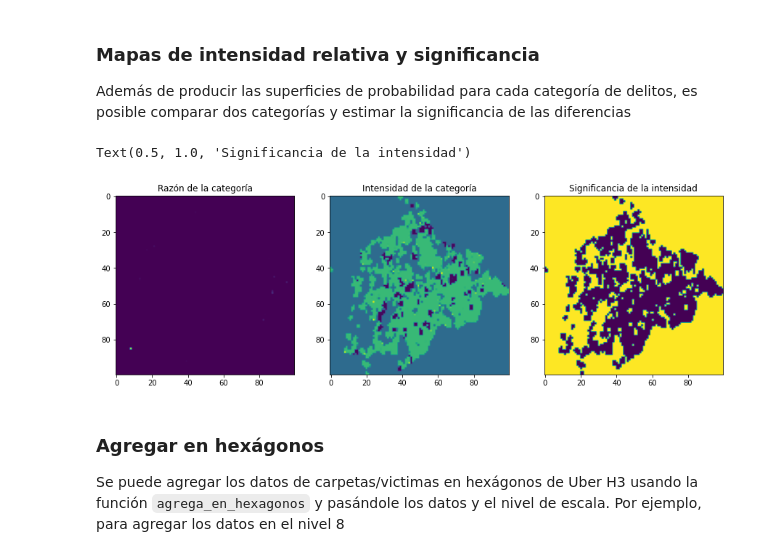
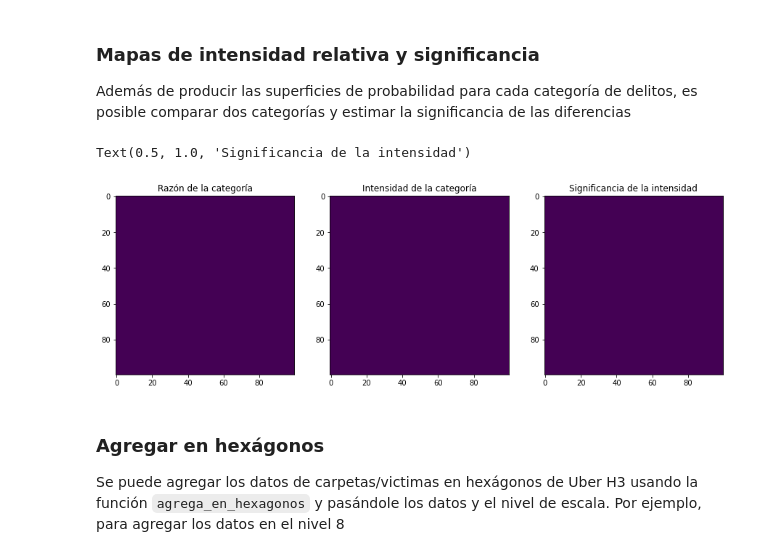
Before and after one commit to CentroGeo/criminologia_cdmx, a Jupyter notebook: index.ipynb, the cells around one changed output. Cells and saved outputs as stored; diff of their text form; code cells hidden in the pictures.

```diff
--- a/index.ipynb
+++ b/index.ipynb
@@ -274,22 +274,23 @@ Además de producir las superficies de probabilidad para cada categoría de deli
 # %%
 carpetas_todas = get_carpetas_desde_archivo('datos/descargas/carpetas_fiscalia.csv')
 carpetas_todas = agregar_categorias_carpetas(carpetas_todas)
+carpetas_todas = carpetas_todas.to_crs(32614)
 fechas = pd.date_range(start='1/1/2019', end='3/1/2019', freq='M').to_list()
 razones, intensidades = serie_mapas_intensidad(carpetas_todas,
                                                fechas,
                                                'Homicidios dolosos',
-                                               "30 days", bw=0.001)
+                                               "30 days", bw=300)
 significancias = p_value_maps(razones)
 fig, (ax1, ax2, ax3) = plt.subplots(1,3, figsize=(15,10))
 ax1.imshow(razones[0])
 ax1.set_title("Razón de la categoría")
 ax2.imshow(intensidades[0])
 ax2.set_title("Intensidad de la categoría")
 ax3.imshow(significancias[0])
 ax3.set_title("Significancia de la intensidad")
 # %% [output]
 Text(0.5, 1.0, 'Significancia de la intensidad')
-[figure, old version]
+[figure, new version]
 # %% [markdown]
 ### Agregar en hexágonos
 
```
Also changed, not shown: parts of 1 cell of this notebook, 7 other files.
